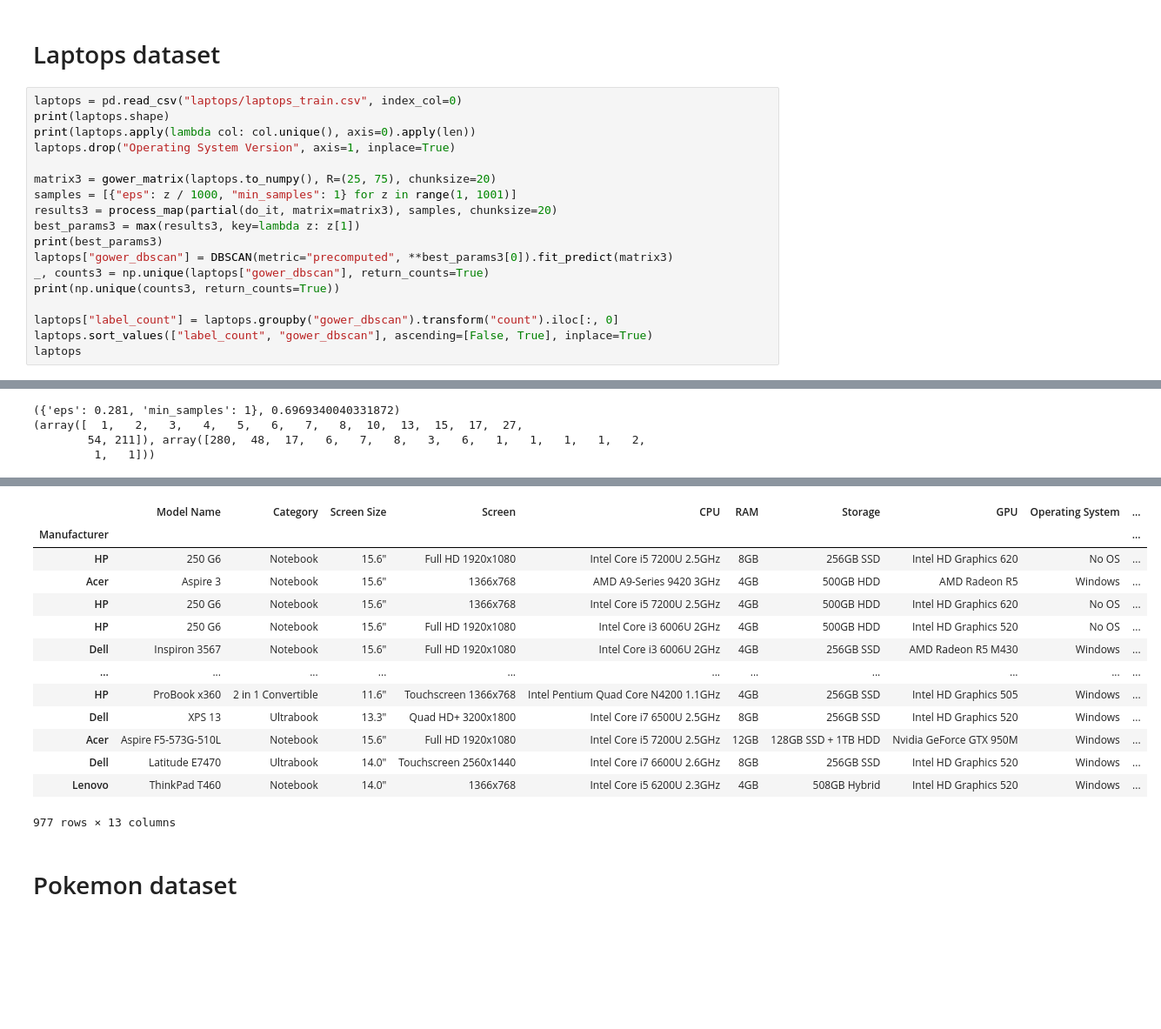
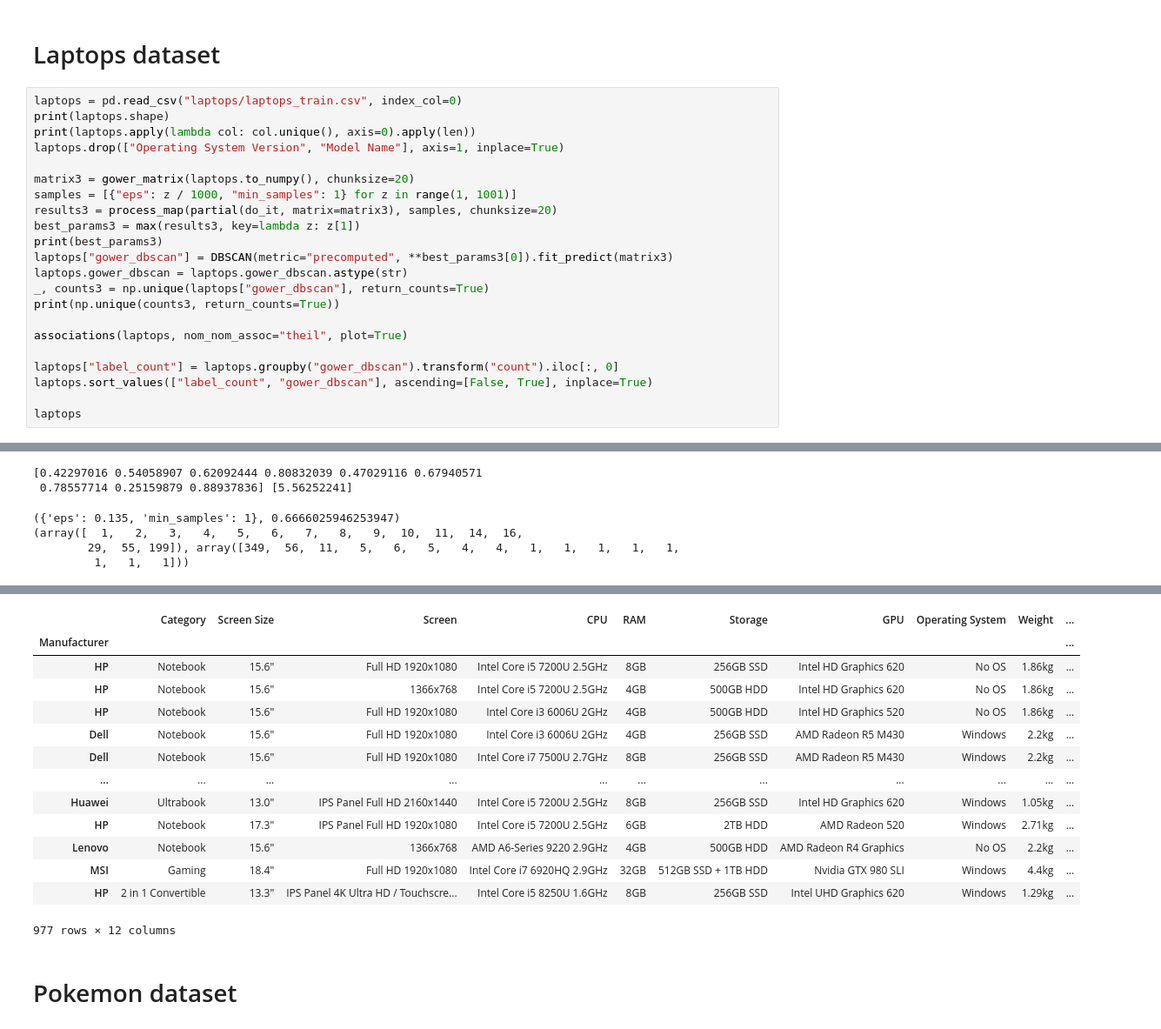
Before and after one commit to chrico-bu-uab/gower, a Jupyter notebook: examples.ipynb, the cells around one changed output, grey strips where cells are left out. Shown at 87% size. Saved outputs shown, nothing was run; the diff lists cells and outputs as text; blank space fills up the shorter version.

```diff
--- a/examples.ipynb
+++ b/examples.ipynb
@@ -135,19 +181,23 @@ env_cats
 laptops = pd.read_csv("laptops/laptops_train.csv", index_col=0)
 print(laptops.shape)
 print(laptops.apply(lambda col: col.unique(), axis=0).apply(len))
-laptops.drop("Operating System Version", axis=1, inplace=True)
+laptops.drop(["Operating System Version", "Model Name"], axis=1, inplace=True)
 
-matrix3 = gower_matrix(laptops.to_numpy(), R=(25, 75), chunksize=20)
+matrix3 = gower_matrix(laptops.to_numpy(), chunksize=20)
 samples = [{"eps": z / 1000, "min_samples": 1} for z in range(1, 1001)]
 results3 = process_map(partial(do_it, matrix=matrix3), samples, chunksize=20)
 best_params3 = max(results3, key=lambda z: z[1])
 print(best_params3)
 laptops["gower_dbscan"] = DBSCAN(metric="precomputed", **best_params3[0]).fit_predict(matrix3)
+laptops.gower_dbscan = laptops.gower_dbscan.astype(str)
 _, counts3 = np.unique(laptops["gower_dbscan"], return_counts=True)
 print(np.unique(counts3, return_counts=True))
 
+associations(laptops, nom_nom_assoc="theil", plot=True)
+
 laptops["label_count"] = laptops.groupby("gower_dbscan").transform("count").iloc[:, 0]
 laptops.sort_values(["label_count", "gower_dbscan"], ascending=[False, True], inplace=True)
+
 laptops
 # %% [output]
 (977, 12)
@@ -164,7 +214,9 @@ Operating System Version      5
 Weight                      166
 Price                       639
 dtype: int64
-({'eps': 0.281, 'min_samples': 1}, 0.6969340040331872)
-(array([  1,   2,   3,   4,   5,   6,   7,   8,  10,  13,  15,  17,  27,
-        54, 211]), array([280,  48,  17,   6,   7,   8,   3,   6,   1,   1,   1,   1,   2,
-         1,   1]))
+[0.42297016 0.54058907 0.62092444 0.80832039 0.47029116 0.67940571
+ 0.78557714 0.25159879 0.88937836] [5.56252241]
+({'eps': 0.135, 'min_samples': 1}, 0.6666025946253947)
+(array([  1,   2,   3,   4,   5,   6,   7,   8,   9,  10,  11,  14,  16,
+        29,  55, 199]), array([349,  56,  11,   5,   6,   5,   4,   4,   1,   1,   1,   1,   1,
+         1,   1,   1]))
@@ -171,17 +224,17 @@ dtype: int64
-|  | Model Name | Category | Screen Size | Screen | CPU | RAM | Storage | GPU | Operating System | ... |
+|  | Category | Screen Size | Screen | CPU | RAM | Storage | GPU | Operating System | Weight | ... |
 | Manufacturer |  |  |  |  |  |  |  |  |  | ... |
-| HP | 250 G6 | Notebook | 15.6" | Full HD 1920x1080 | Intel Core i5 7200U 2.5GHz | 8GB | 256GB SSD | Intel HD Graphics 620 | No OS | ... |
-| Acer | Aspire 3 | Notebook | 15.6" | 1366x768 | AMD A9-Series 9420 3GHz | 4GB | 500GB HDD | AMD Radeon R5 | Windows | ... |
-| HP | 250 G6 | Notebook | 15.6" | 1366x768 | Intel Core i5 7200U 2.5GHz | 4GB | 500GB HDD | Intel HD Graphics 620 | No OS | ... |
-| HP | 250 G6 | Notebook | 15.6" | Full HD 1920x1080 | Intel Core i3 6006U 2GHz | 4GB | 500GB HDD | Intel HD Graphics 520 | No OS | ... |
-| Dell | Inspiron 3567 | Notebook | 15.6" | Full HD 1920x1080 | Intel Core i3 6006U 2GHz | 4GB | 256GB SSD | AMD Radeon R5 M430 | Windows | ... |
+| HP | Notebook | 15.6" | Full HD 1920x1080 | Intel Core i5 7200U 2.5GHz | 8GB | 256GB SSD | Intel HD Graphics 620 | No OS | 1.86kg | ... |
+| HP | Notebook | 15.6" | 1366x768 | Intel Core i5 7200U 2.5GHz | 4GB | 500GB HDD | Intel HD Graphics 620 | No OS | 1.86kg | ... |
+| HP | Notebook | 15.6" | Full HD 1920x1080 | Intel Core i3 6006U 2GHz | 4GB | 500GB HDD | Intel HD Graphics 520 | No OS | 1.86kg | ... |
+| Dell | Notebook | 15.6" | Full HD 1920x1080 | Intel Core i3 6006U 2GHz | 4GB | 256GB SSD | AMD Radeon R5 M430 | Windows | 2.2kg | ... |
+| Dell | Notebook | 15.6" | Full HD 1920x1080 | Intel Core i7 7500U 2.7GHz | 8GB | 256GB SSD | AMD Radeon R5 M430 | Windows | 2.2kg | ... |
 | ... | ... | ... | ... | ... | ... | ... | ... | ... | ... | ... |
-| HP | ProBook x360 | 2 in 1 Convertible | 11.6" | Touchscreen 1366x768 | Intel Pentium Quad Core N4200 1.1GHz | 4GB | 256GB SSD | Intel HD Graphics 505 | Windows | ... |
-| Dell | XPS 13 | Ultrabook | 13.3" | Quad HD+ 3200x1800 | Intel Core i7 6500U 2.5GHz | 8GB | 256GB SSD | Intel HD Graphics 520 | Windows | ... |
-| Acer | Aspire F5-573G-510L | Notebook | 15.6" | Full HD 1920x1080 | Intel Core i5 7200U 2.5GHz | 12GB | 128GB SSD + 1TB HDD | Nvidia GeForce GTX 950M | Windows | ... |
-| Dell | Latitude E7470 | Ultrabook | 14.0" | Touchscreen 2560x1440 | Intel Core i7 6600U 2.6GHz | 8GB | 256GB SSD | Intel HD Graphics 520 | Windows | ... |
-| Lenovo | ThinkPad T460 | Notebook | 14.0" | 1366x768 | Intel Core i5 6200U 2.3GHz | 4GB | 508GB Hybrid | Intel HD Graphics 520 | Windows | ... |
+| Huawei | Ultrabook | 13.0" | IPS Panel Full HD 2160x1440 | Intel Core i5 7200U 2.5GHz | 8GB | 256GB SSD | Intel HD Graphics 620 | Windows | 1.05kg | ... |
+| HP | Notebook | 17.3" | IPS Panel Full HD 1920x1080 | Intel Core i5 7200U 2.5GHz | 6GB | 2TB HDD | AMD Radeon 520 | Windows | 2.71kg | ... |
+| Lenovo | Notebook | 15.6" | 1366x768 | AMD A6-Series 9220 2.9GHz | 4GB | 500GB HDD | AMD Radeon R4 Graphics | No OS | 2.2kg | ... |
+| MSI | Gaming | 18.4" | Full HD 1920x1080 | Intel Core i7 6920HQ 2.9GHz | 32GB | 512GB SSD + 1TB HDD | Nvidia GTX 980 SLI | Windows | 4.4kg | ... |
+| HP | 2 in 1 Convertible | 13.3" | IPS Panel 4K Ultra HD / Touchscre... | Intel Core i5 8250U 1.6GHz | 8GB | 256GB SSD | Intel UHD Graphics 620 | Windows | 1.29kg | ... |
-977 rows × 13 columns
+977 rows × 12 columns
 # %% [markdown]
 # Pokemon dataset
 # %%
```
Also changed, not shown: parts of 9 cells of this notebook, 3 other files.
